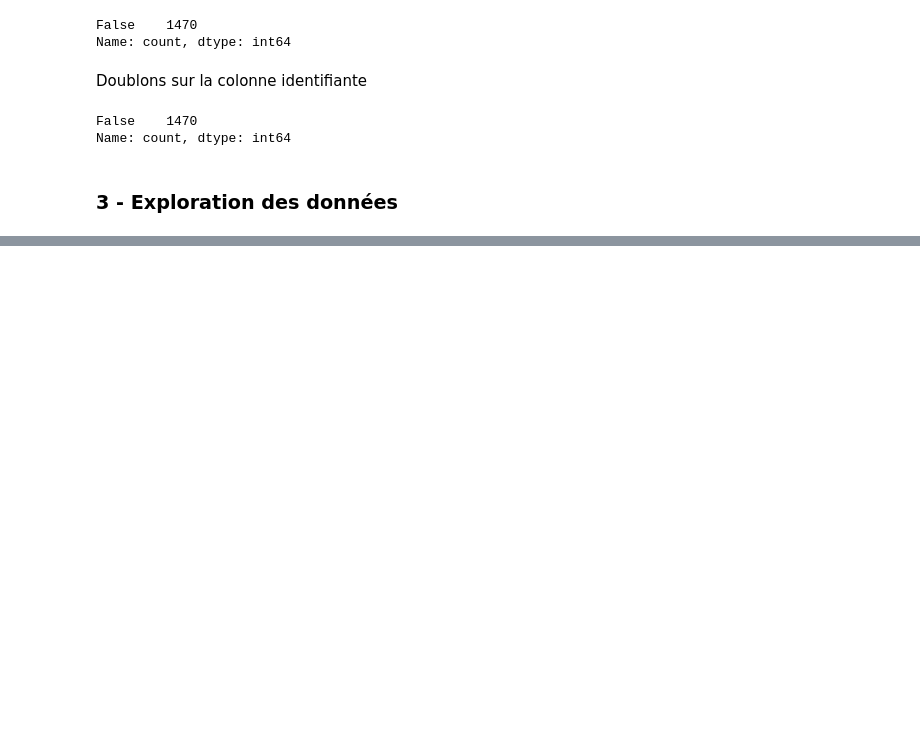
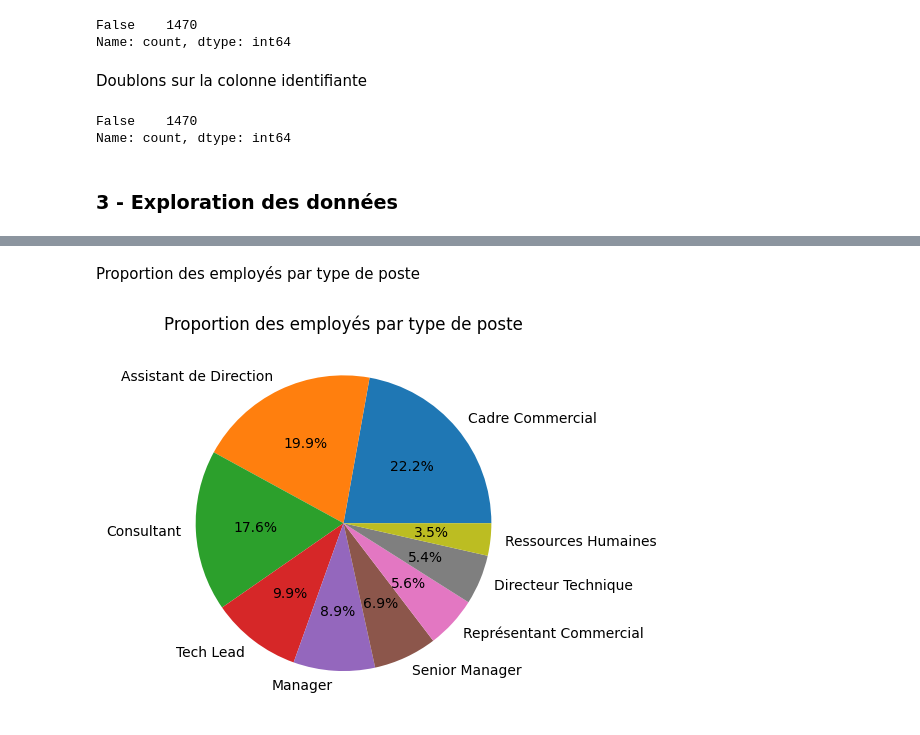
Before and after one commit to DavidRichomme/OC_P4_Classifiez_automatiquement_les_informations, a Jupyter notebook: Notebooks/01_2_EDA_sirh.ipynb, the cells around one changed output, grey strips where cells are left out. Drawn from its saved outputs; the diff is of its cells as text; code cells hidden in the pictures; blank space fills up the shorter version.

```diff
--- a/Notebooks/01_2_EDA_sirh.ipynb
+++ b/Notebooks/01_2_EDA_sirh.ipynb
@@ -100,0 +132,8 @@ Name: count, dtype: int64
+# %% [markdown]
+Proportion des employés par type de poste
+# %%
+plt.pie(df_brut_sirh['poste'].value_counts(),labels=df_brut_sirh['poste'].unique(), autopct="%1.1f%%")
+plt.title('Proportion des employés par type de poste')
+plt.show()
+# %% [output]
+[figure, added]
```
Also changed, not shown: parts of 13 cells of this notebook, 5 other files.
